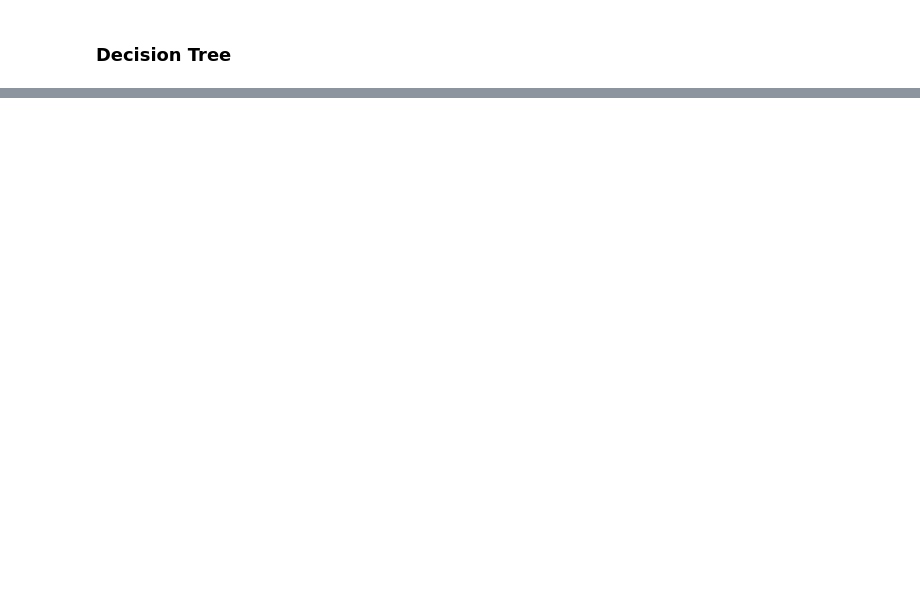
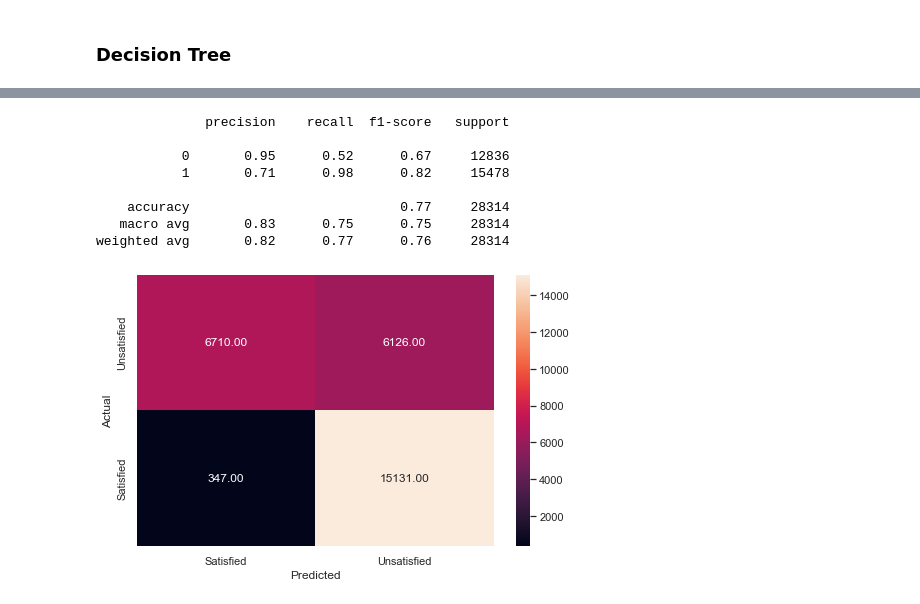
Before and after one commit to lpm0073/idss-hackathon, a Jupyter notebook: models.ipynb, the cells around one changed output, grey strips where cells are left out. Cells and saved outputs as stored; diff of their text form; code cells hidden in the pictures; blank space fills up the shorter version.

```diff
--- a/models.ipynb
+++ b/models.ipynb
@@ -384,0 +477,13 @@ metrics_score(y_test, y_pred_test[:,1]>optimal_threshold_svm)
+# %%
+y_pred_tuned = estimator.predict(X_test)
+metrics_score(y_test, y_pred_tuned)
+# %% [output]
+              precision    recall  f1-score   support
+
+           0       0.95      0.52      0.67     12836
+           1       0.71      0.98      0.82     15478
+
+    accuracy                           0.77     28314
+   macro avg       0.83      0.75      0.75     28314
+weighted avg       0.82      0.77      0.76     28314
+[figure, added]
```
Also changed, not shown: parts of 16 cells of this notebook.
